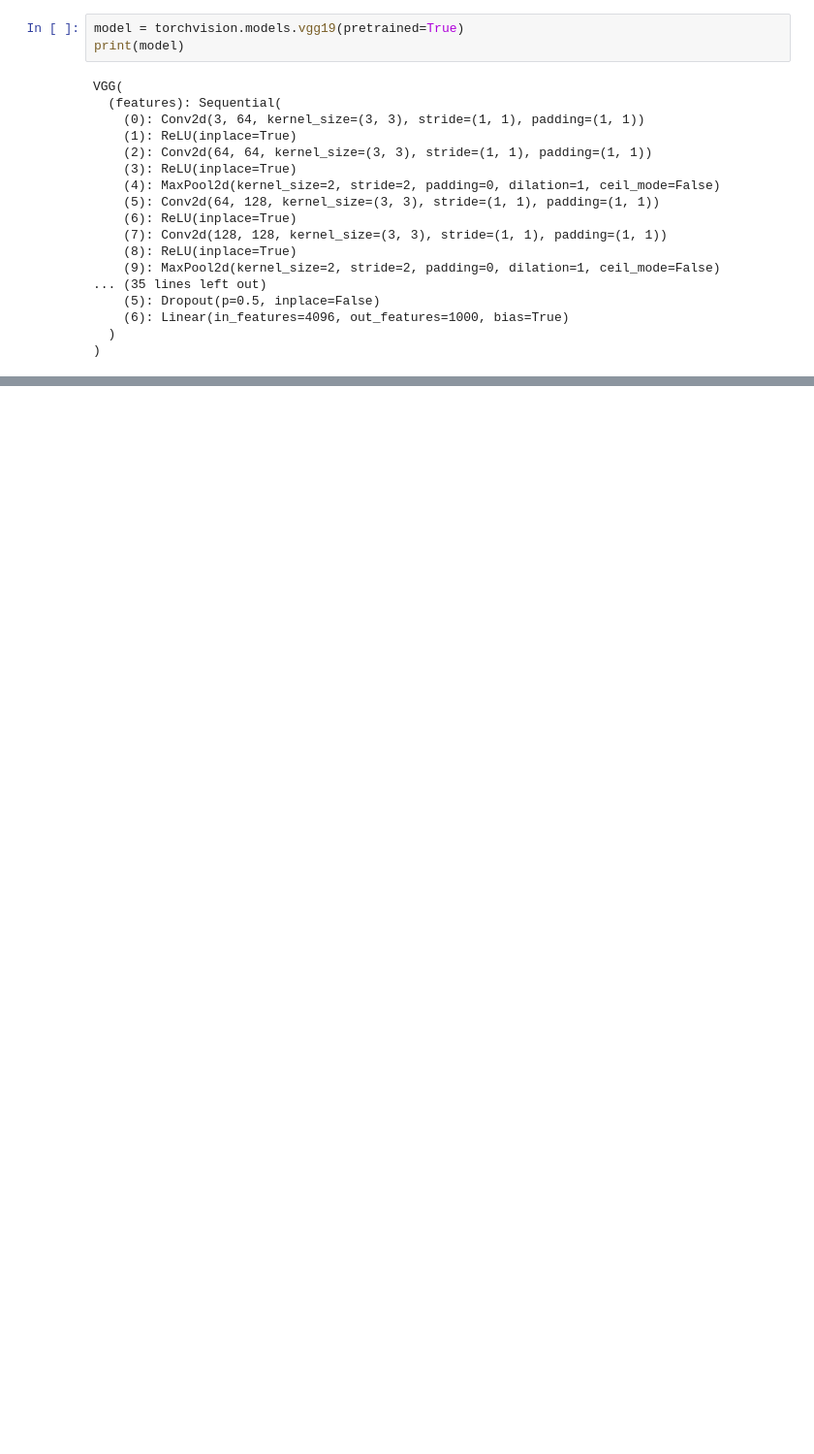
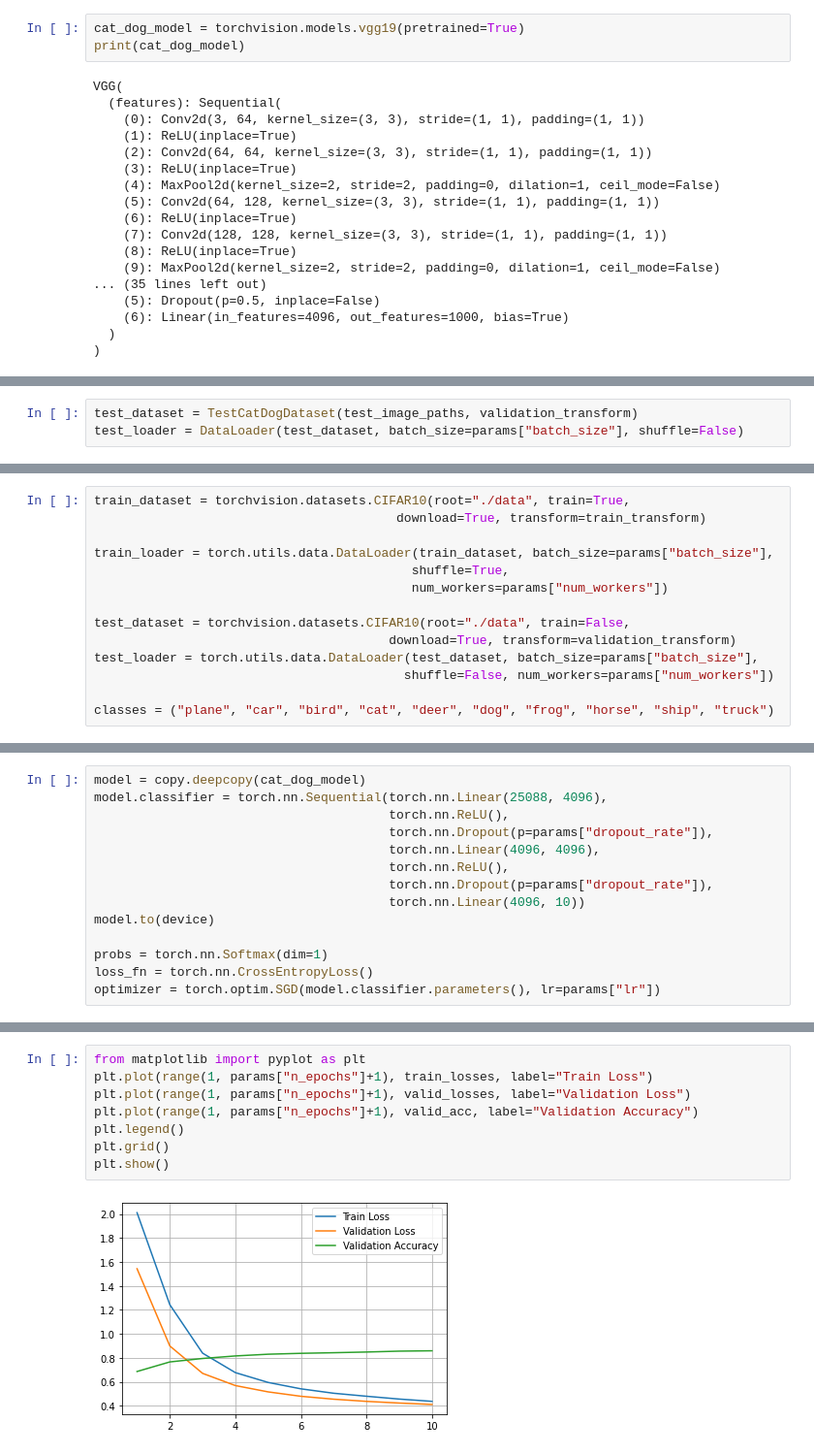
Before and after one commit to melvinkokxw/EE4483-AI-Data-Mining, a Jupyter notebook: main.ipynb, the cells around one changed output, grey strips where cells are left out. Shown: that part at 97% size. Drawn from its saved outputs; the diff is of its cells as text; blank space fills up the shorter version.

Commit message:
Ad CIFAR-10 stuff and others

```diff
--- a/main.ipynb
+++ b/main.ipynb
@@ -231,8 +193,8 @@ visualize_augmentations(train_dataset, np.random.randint(
 # %% [markdown]
 # 3. Model selection
 # %%
-model = torchvision.models.vgg19(pretrained=True)
-print(model)
+cat_dog_model = torchvision.models.vgg19(pretrained=True)
+print(cat_dog_model)
 # %% [output]
 VGG(
   (features): Sequential(
@@ -364,0 +411,3 @@ model.eval()
+# %%
+test_dataset = TestCatDogDataset(test_image_paths, validation_transform)
+test_loader = DataLoader(test_dataset, batch_size=params["batch_size"], shuffle=False)
@@ -364,0 +453,14 @@ model.eval()
+# %%
+train_dataset = torchvision.datasets.CIFAR10(root="./data", train=True,
+                                        download=True, transform=train_transform)
+
+train_loader = torch.utils.data.DataLoader(train_dataset, batch_size=params["batch_size"],
+                                          shuffle=True,
+                                          num_workers=params["num_workers"])
+
+test_dataset = torchvision.datasets.CIFAR10(root="./data", train=False,
+                                       download=True, transform=validation_transform)
+test_loader = torch.utils.data.DataLoader(test_dataset, batch_size=params["batch_size"],
+                                         shuffle=False, num_workers=params["num_workers"])
+
+classes = ("plane", "car", "bird", "cat", "deer", "dog", "frog", "horse", "ship", "truck")
@@ -364,0 +470,14 @@ model.eval()
+# %%
+model = copy.deepcopy(cat_dog_model)
+model.classifier = torch.nn.Sequential(torch.nn.Linear(25088, 4096),
+                                       torch.nn.ReLU(),
+                                       torch.nn.Dropout(p=params["dropout_rate"]),
+                                       torch.nn.Linear(4096, 4096),
+                                       torch.nn.ReLU(),
+                                       torch.nn.Dropout(p=params["dropout_rate"]),
+                                       torch.nn.Linear(4096, 10))
+model.to(device)
+
+probs = torch.nn.Softmax(dim=1)
+loss_fn = torch.nn.CrossEntropyLoss()
+optimizer = torch.optim.SGD(model.classifier.parameters(), lr=params["lr"])
@@ -364,0 +564,10 @@ model.eval()
+# %%
+from matplotlib import pyplot as plt
+plt.plot(range(1, params["n_epochs"]+1), train_losses, label="Train Loss")
+plt.plot(range(1, params["n_epochs"]+1), valid_losses, label="Validation Loss")
+plt.plot(range(1, params["n_epochs"]+1), valid_acc, label="Validation Accuracy")
+plt.legend()
+plt.grid()
+plt.show()
+# %% [output]
+[figure, added]
```
Also changed, not shown: parts of 33 cells of this notebook.
